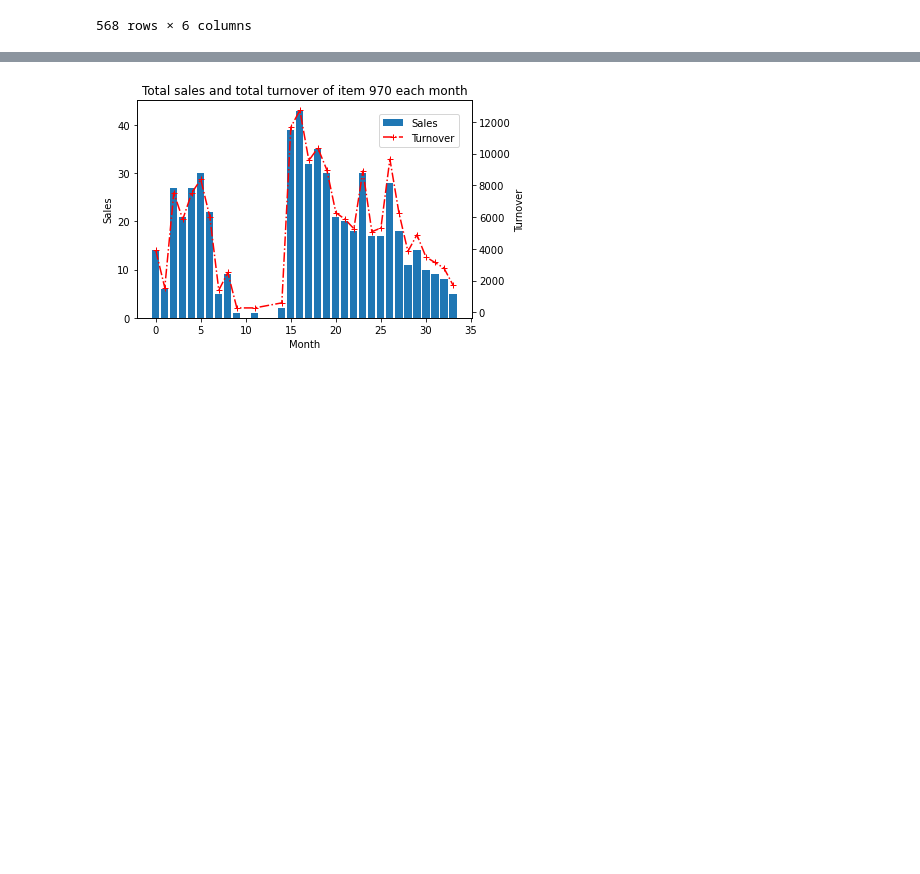
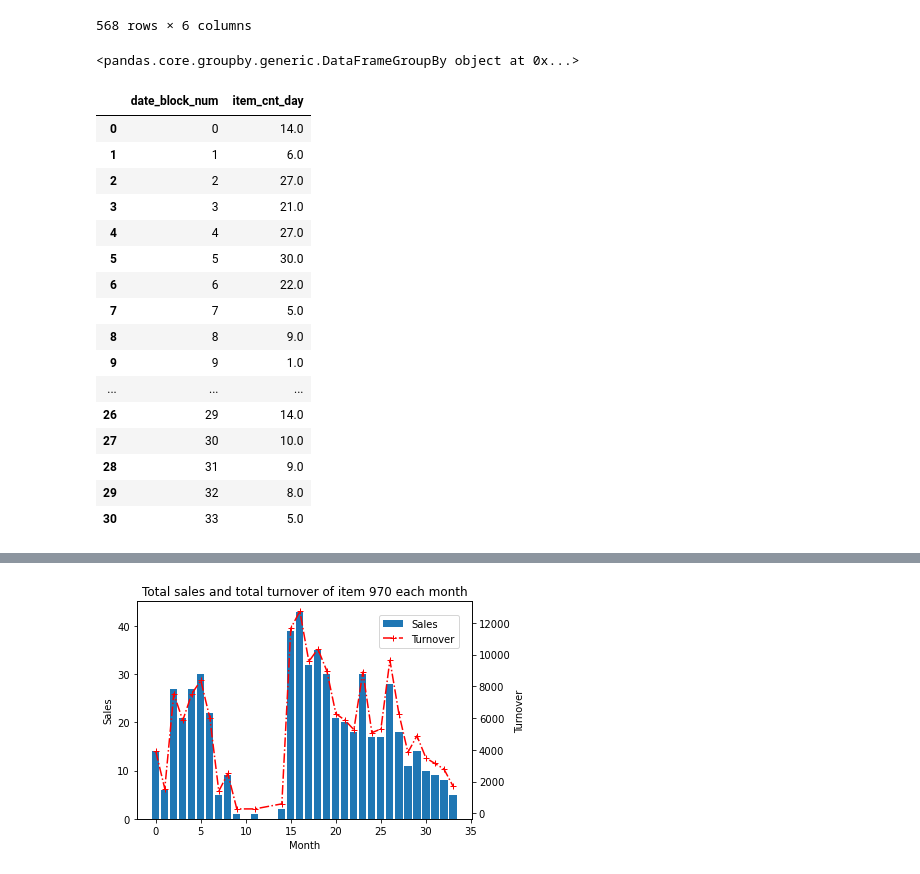
Before and after one commit to MinhHuuNguyen/mci-python, a Jupyter notebook: python_lv1/lectures/5_matplotlib_intro_solution.ipynb, the cells around one changed output, grey strips where cells are left out. Saved outputs shown, nothing was run; the diff lists cells and outputs as text; code cells hidden in the pictures; blank space fills up the shorter version.

```diff
--- a/python_lv1/lectures/5_matplotlib_intro_solution.ipynb
+++ b/python_lv1/lectures/5_matplotlib_intro_solution.ipynb
@@ -137,11 +157,31 @@ random_item_df
 # %%
 # Group sale dataframe by `date_block_num`
 sales_group_date_df = random_item_df.groupby(by=['date_block_num'])
-# sales_group_date_df
+sales_group_date_df
+# %% [output]
+<pandas.core.groupby.generic.DataFrameGroupBy object at 0x...>
 # %%
 # Use `agg` to calcuate number of item each date_block_num
-sales_item_series = sales_group_date_df.agg({'item_cnt_day': sum}).reset_index()
-# sales_item_series
+sales_item_df = sales_group_date_df.agg({'item_cnt_day': sum}).reset_index()
+sales_item_df
+# %% [output]
+|  | date_block_num | item_cnt_day |
+| 0 | 0 | 14.0 |
+| 1 | 1 | 6.0 |
+| 2 | 2 | 27.0 |
+| 3 | 3 | 21.0 |
+| 4 | 4 | 27.0 |
+| 5 | 5 | 30.0 |
+| 6 | 6 | 22.0 |
+| 7 | 7 | 5.0 |
+| 8 | 8 | 9.0 |
+| 9 | 9 | 1.0 |
+| ... | ... | ... |
+| 26 | 29 | 14.0 |
+| 27 | 30 | 10.0 |
+| 28 | 31 | 9.0 |
+| 29 | 32 | 8.0 |
+| 30 | 33 | 5.0 |
 # %%
 # Apply `cal_turnover` function for each group
 # Reset index to create new df
```
Also changed, not shown: parts of 16 cells of this notebook, 5 other files.
